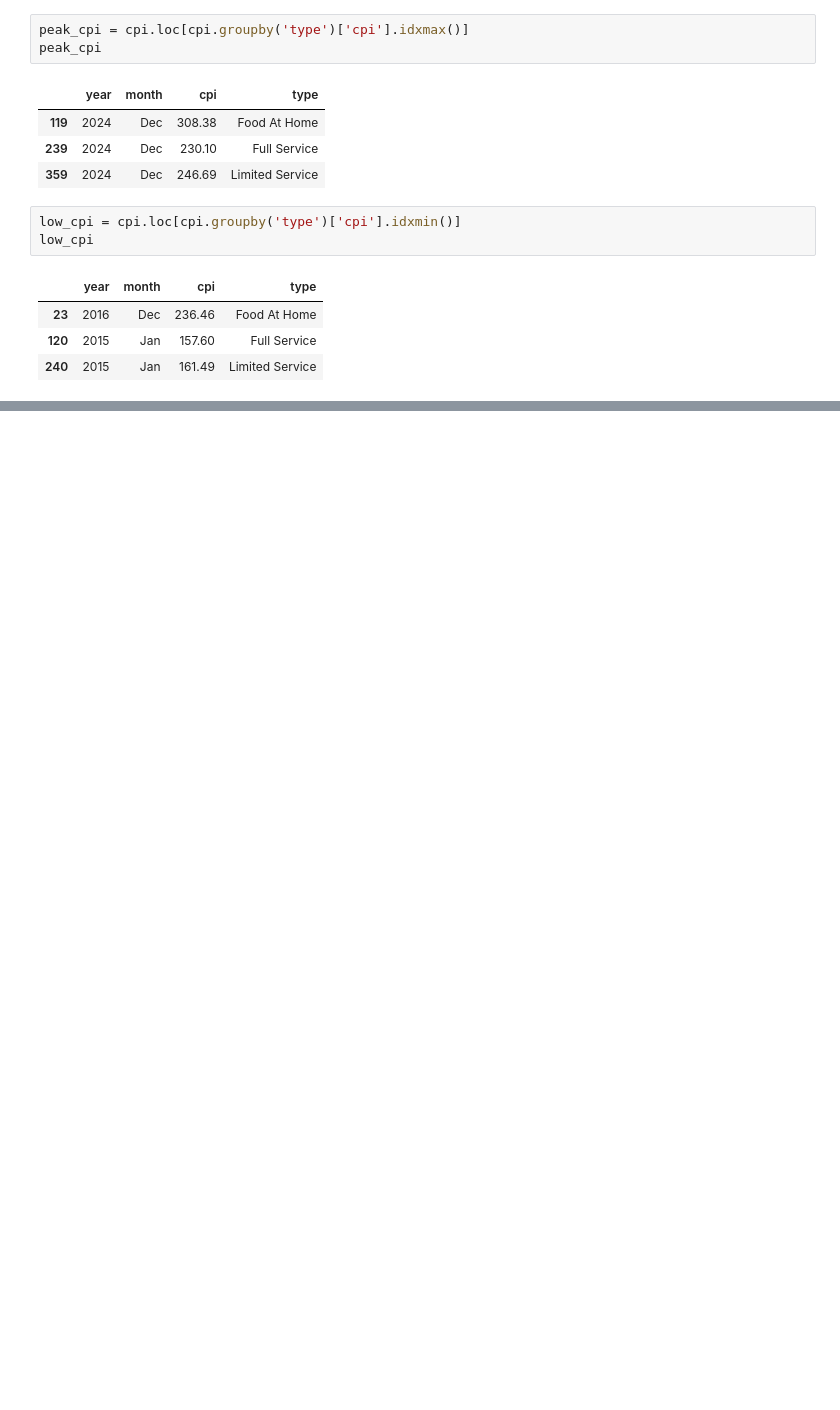
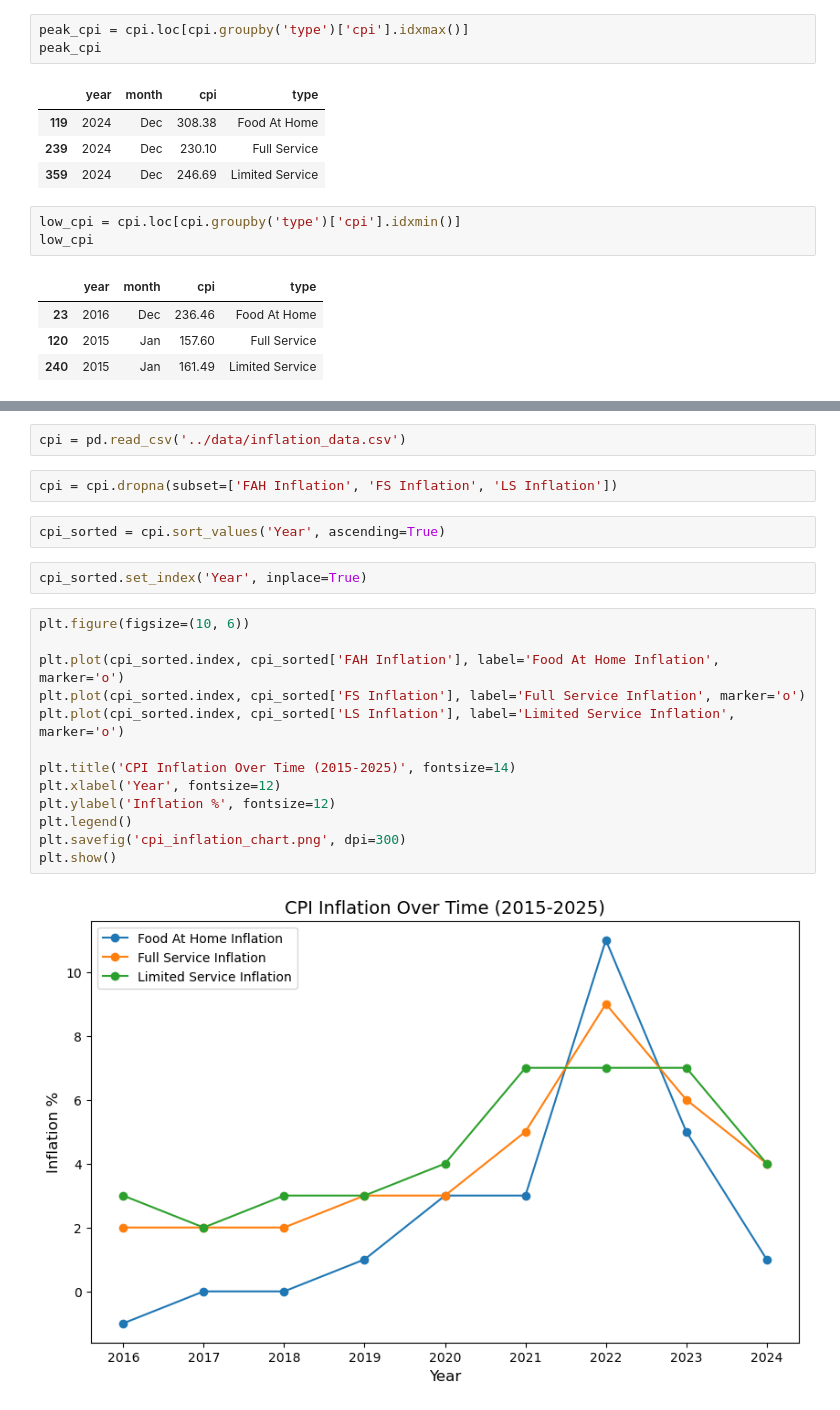
Before and after one commit to brefite007/bre_capstone, a Jupyter notebook: notebook/cpi_capstone.ipynb, the cells around one changed output, grey strips where cells are left out. Cells and saved outputs as stored; diff of their text form; blank space fills up the shorter version.

```diff
--- a/notebook/cpi_capstone.ipynb
+++ b/notebook/cpi_capstone.ipynb
@@ -109,0 +130,23 @@ NameError: name 'pd' is not defined
+# %%
+cpi = pd.read_csv('../data/inflation_data.csv')
+# %%
+cpi = cpi.dropna(subset=['FAH Inflation', 'FS Inflation', 'LS Inflation'])
+# %%
+cpi_sorted = cpi.sort_values('Year', ascending=True)
+# %%
+cpi_sorted.set_index('Year', inplace=True)
+# %%
+plt.figure(figsize=(10, 6))
+
+plt.plot(cpi_sorted.index, cpi_sorted['FAH Inflation'], label='Food At Home Inflation', marker='o')
+plt.plot(cpi_sorted.index, cpi_sorted['FS Inflation'], label='Full Service Inflation', marker='o')
+plt.plot(cpi_sorted.index, cpi_sorted['LS Inflation'], label='Limited Service Inflation', marker='o')
+
+plt.title('CPI Inflation Over Time (2015-2025)', fontsize=14)
+plt.xlabel('Year', fontsize=12)
+plt.ylabel('Inflation %', fontsize=12)
+plt.legend()
+plt.savefig('cpi_inflation_chart.png', dpi=300)
+plt.show()
+# %% [output]
+[figure, added]
```
Also changed, not shown: parts of 8 cells of this notebook, 8 other files.
